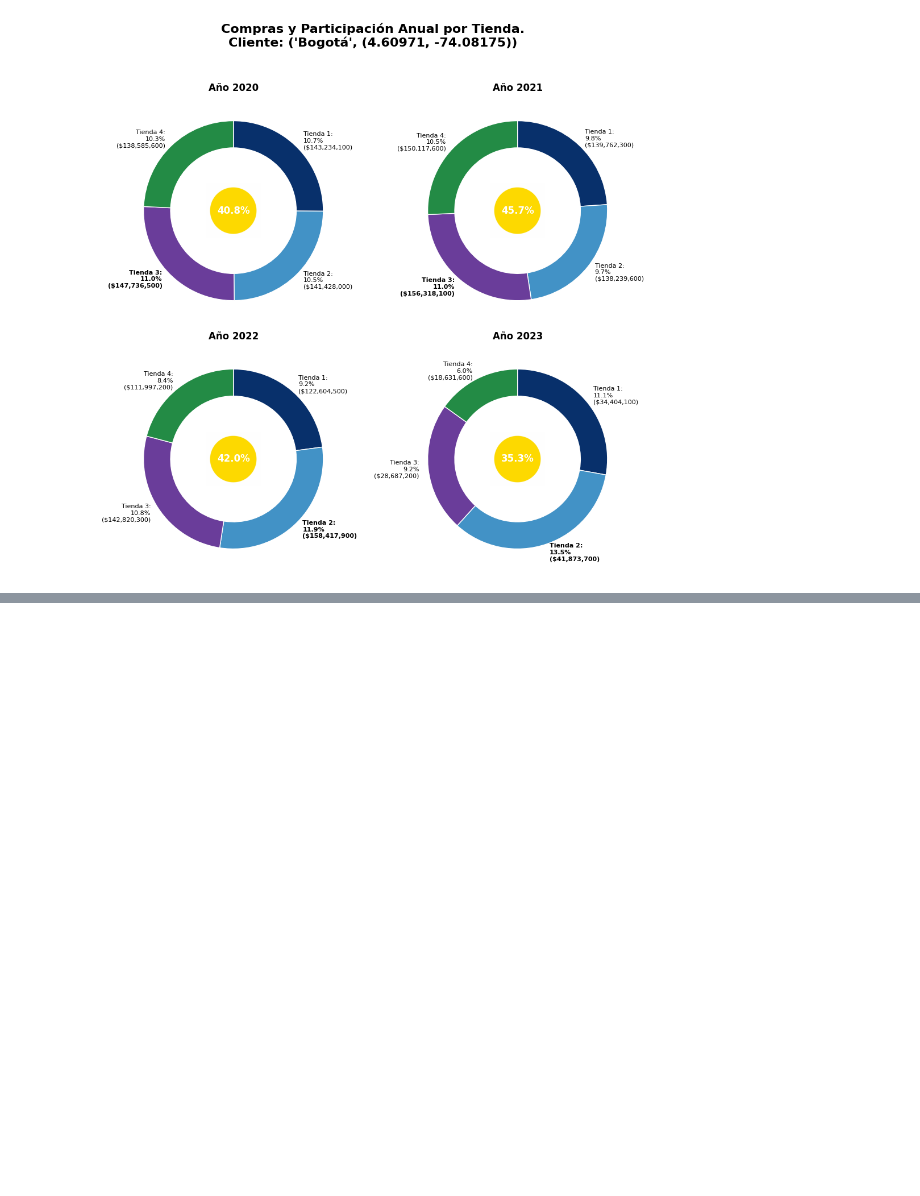
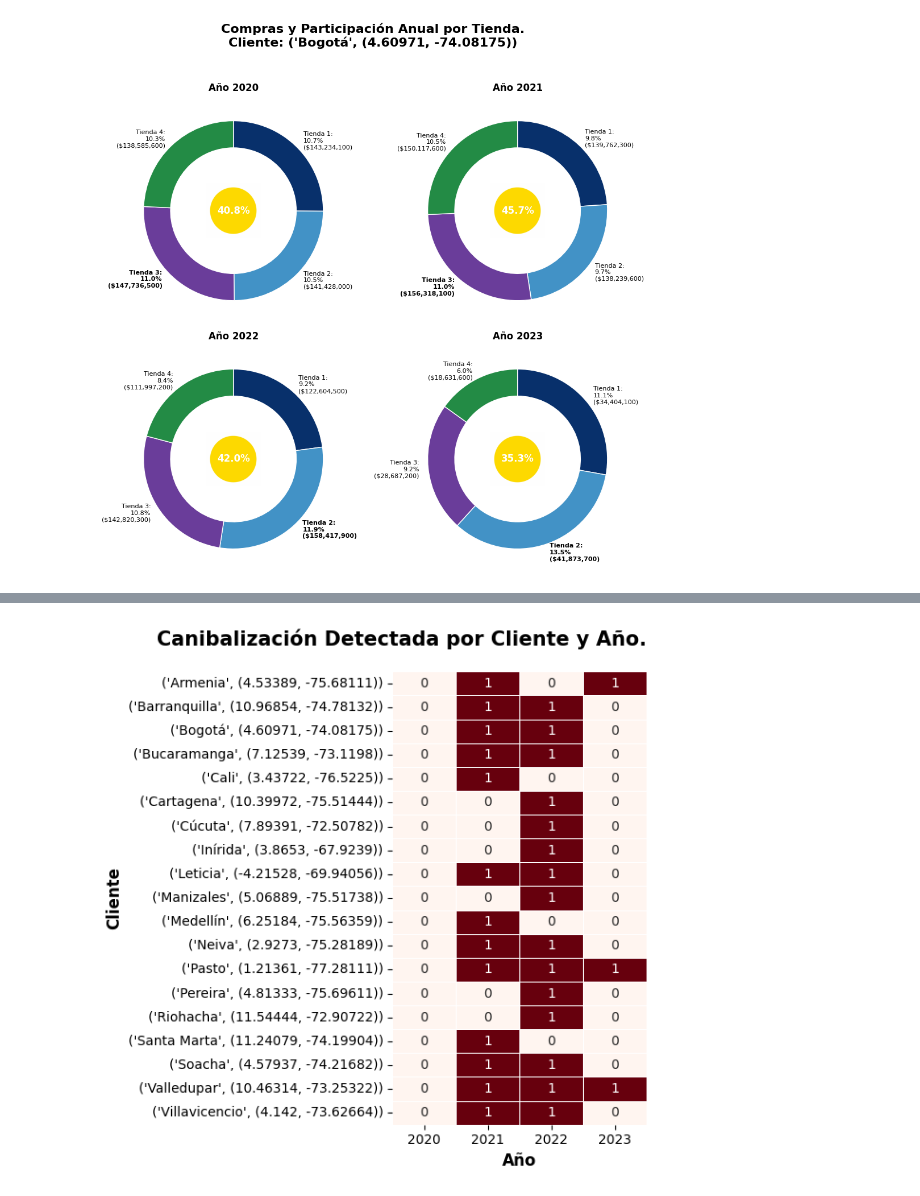
Before and after one commit to EuniceGarcia503/Challenge1_AluraStore, a Jupyter notebook: AluraStoreLatam.ipynb, the cells around one changed output, grey strips where cells are left out. Drawn from its saved outputs; the diff is of its cells as text; code cells hidden in the pictures; blank space fills up the shorter version.

Commit message:
Agrego: Código para visualizar canibalización de cliente entre tiendas con heatmap y algunos comentarios sobre los hallazgos.

```diff
--- a/AluraStoreLatam.ipynb
+++ b/AluraStoreLatam.ipynb
@@ -1803,0 +1805,35 @@ display(resumen.head(10))  # muestra las primeras filas
+# %%
+#Código para visualizar canibalización de cliente entre tiendas con heatmap.
+# copia del resumen
+df_heatmap = resumen.copy()
+
+# convierte True/False a 1/0
+df_heatmap['canibalizacion'] = df_heatmap['canibalizacion'].astype(int)
+
+# crea el pivot table
+pivot_cani = df_heatmap.pivot_table(
+    index='cliente', columns='año', values='canibalizacion', fill_value=0, aggfunc='sum'
+)
+
+# convierte a int para que no queden floats
+pivot_cani = pivot_cani.astype(int)
+
+# dibuja el heatmap
+plt.figure(figsize=(6, 6))
+sns.heatmap(
+    pivot_cani,
+    cmap='Reds',
+    cbar=False,
+    linewidths=0.5,
+    annot=True, fmt='d'  # ya son ints
+)
+
+plt.title("Canibalización Detectada por Cliente y Año.",loc='right',fontsize=15,fontweight='bold',pad=20)
+plt.ylabel("Cliente",fontsize=12,fontweight='bold')
+plt.xlabel("Año",fontsize=12,fontweight='bold')
+plt.yticks(rotation=0)
+plt.xticks(rotation=0)
+plt.tight_layout()
+plt.show()
+# %% [output]
+[figure, added]
```
Also changed, not shown: parts of 6 cells of this notebook.
